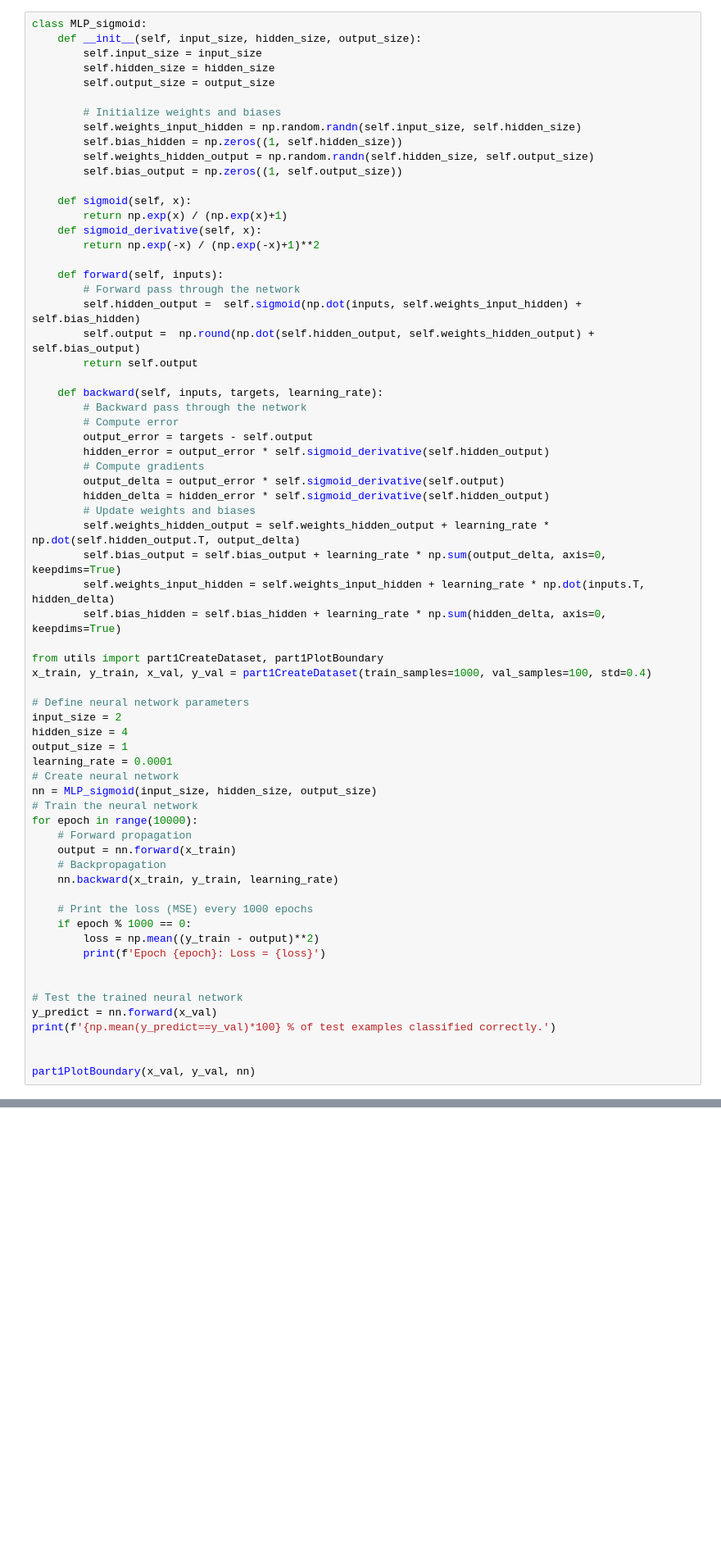
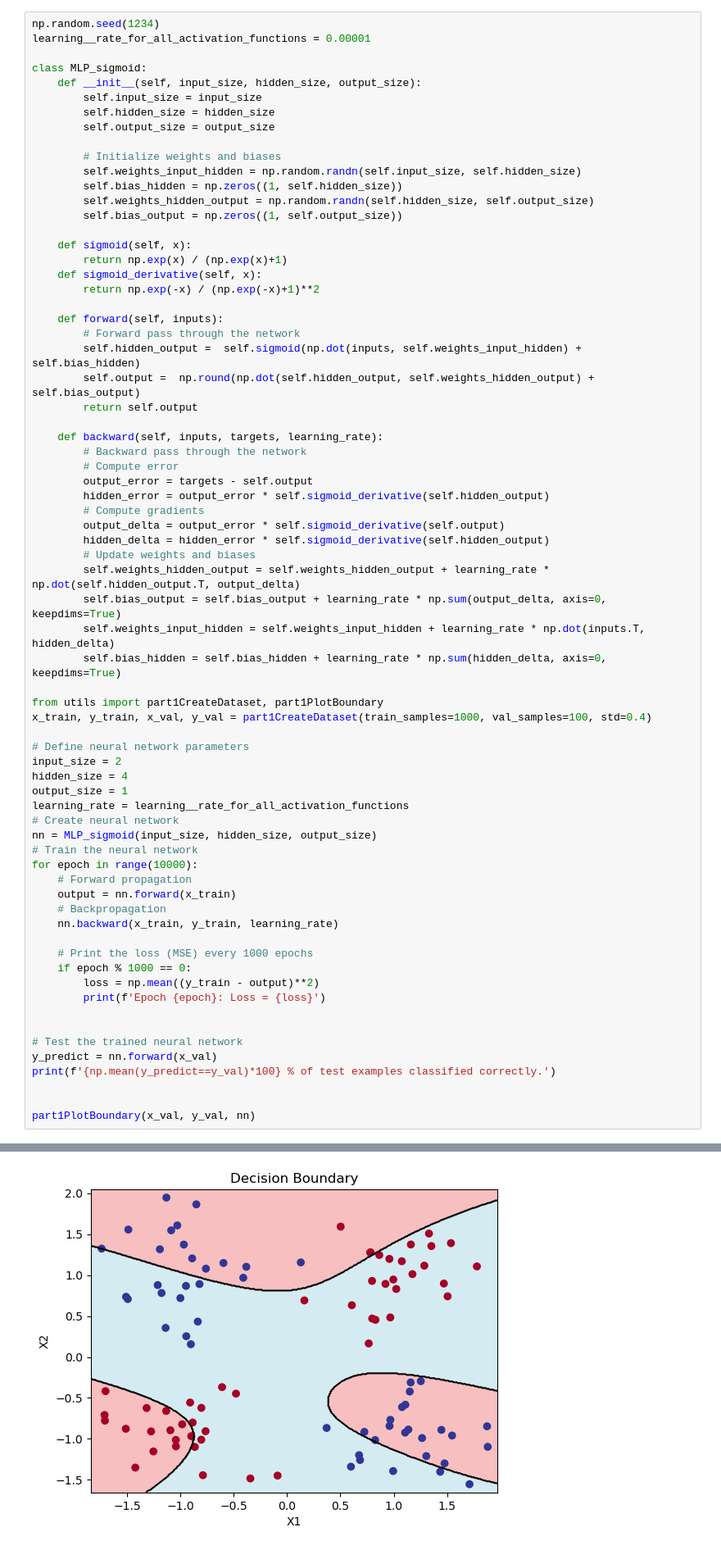
Before and after one commit to ahmetakman/EE449_homeworks, a Jupyter notebook: hw1/hw1.ipynb, the cells around one changed output, grey strips where cells are left out. Shown at 82% size. Cells and saved outputs as stored; diff of their text form; blank space fills up the shorter version.

```diff
--- a/hw1/hw1.ipynb
+++ b/hw1/hw1.ipynb
@@ -67,6 +71,9 @@ fig.tight_layout()
 ### 1.2
 - Sigmoid activated MLP.
 # %%
+np.random.seed(1234)
+learning__rate_for_all_activation_functions = 0.00001
+
 class MLP_sigmoid:
     def __init__(self, input_size, hidden_size, output_size):
         self.input_size = input_size
@@ -111,7 +118,7 @@ x_train, y_train, x_val, y_val = part1CreateDataset(train_samples=1000, val_samp
 input_size = 2
 hidden_size = 4
 output_size = 1
-learning_rate = 0.0001
+learning_rate = learning__rate_for_all_activation_functions
 # Create neural network
 nn = MLP_sigmoid(input_size, hidden_size, output_size)
 # Train the neural network
@@ -133,3 +140,4 @@ print(f'{np.mean(y_predict==y_val)*100} % of test examples classified correctly.
 
 
 part1PlotBoundary(x_val, y_val, nn)
+# %% [output]
@@ -136 +155,2 @@ part1PlotBoundary(x_val, y_val, nn)
+[figure, added]
 # %% [markdown]
```
Also changed, not shown: parts of 16 cells of this notebook, 27 other files.
